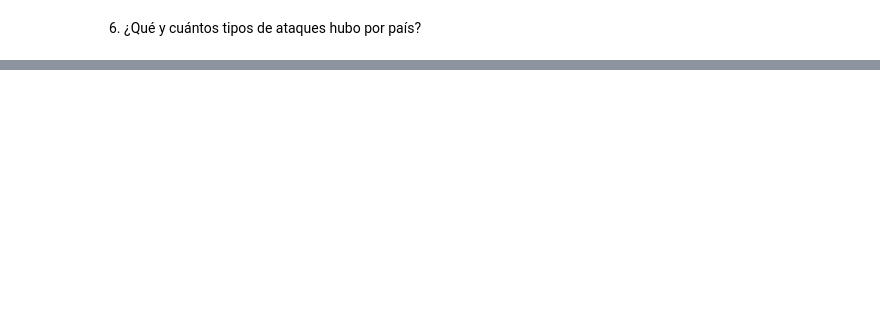
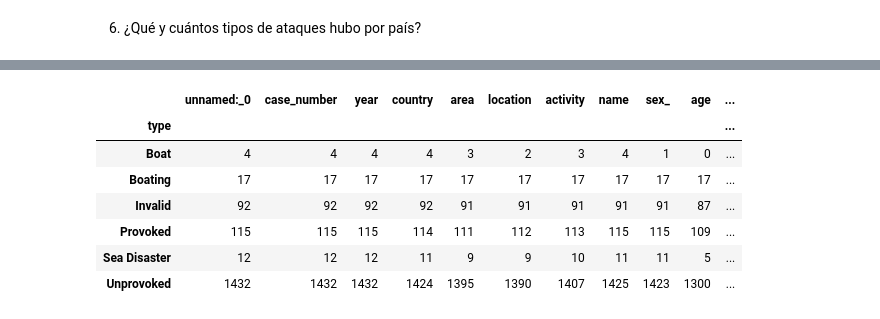
Before and after one commit to Adalab/DA-promo-b-modulo2-sprint-1-Antoanela-Chloe, a Jupyter notebook: pandas/pp-python-modulo-2-sprint-1-pandas-ej-6-groupby/pp-python-modulo-2-sprint-1-pandas-ej-6-groupby.ipynb, the cells around one changed output, grey strips where cells are left out. Saved outputs shown, nothing was run; the diff lists cells and outputs as text; code cells hidden in the pictures; blank space fills up the shorter version.

```diff
--- a/pandas/pp-python-modulo-2-sprint-1-pandas-ej-6-groupby/pp-python-modulo-2-sprint-1-pandas-ej-6-groupby.ipynb
+++ b/pandas/pp-python-modulo-2-sprint-1-pandas-ej-6-groupby/pp-python-modulo-2-sprint-1-pandas-ej-6-groupby.ipynb
@@ -186,0 +350,12 @@ df_ataques
+# %%
+# con group by
+df.groupby('type').count()
+# %% [output]
+|  | unnamed:_0 | case_number | year | country | area | location | activity | name | sex_ | age | ... |
+| type |  |  |  |  |  |  |  |  |  |  | ... |
+| Boat | 4 | 4 | 4 | 4 | 3 | 2 | 3 | 4 | 1 | 0 | ... |
+| Boating | 17 | 17 | 17 | 17 | 17 | 17 | 17 | 17 | 17 | 17 | ... |
+| Invalid | 92 | 92 | 92 | 92 | 91 | 91 | 91 | 91 | 91 | 87 | ... |
+| Provoked | 115 | 115 | 115 | 114 | 111 | 112 | 113 | 115 | 115 | 109 | ... |
+| Sea Disaster | 12 | 12 | 12 | 11 | 9 | 9 | 10 | 11 | 11 | 5 | ... |
+| Unprovoked | 1432 | 1432 | 1432 | 1424 | 1395 | 1390 | 1407 | 1425 | 1423 | 1300 | ... |
```
Also changed, not shown: parts of 24 cells of this notebook, 1 other file.
